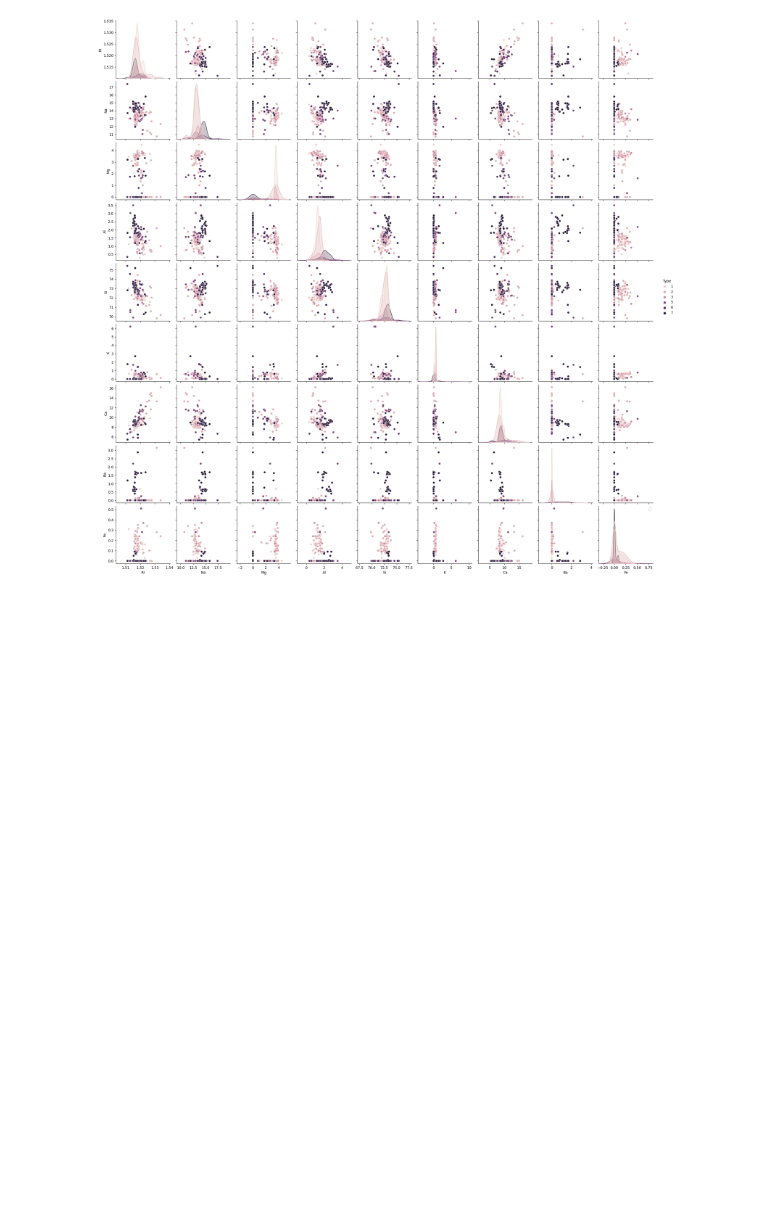
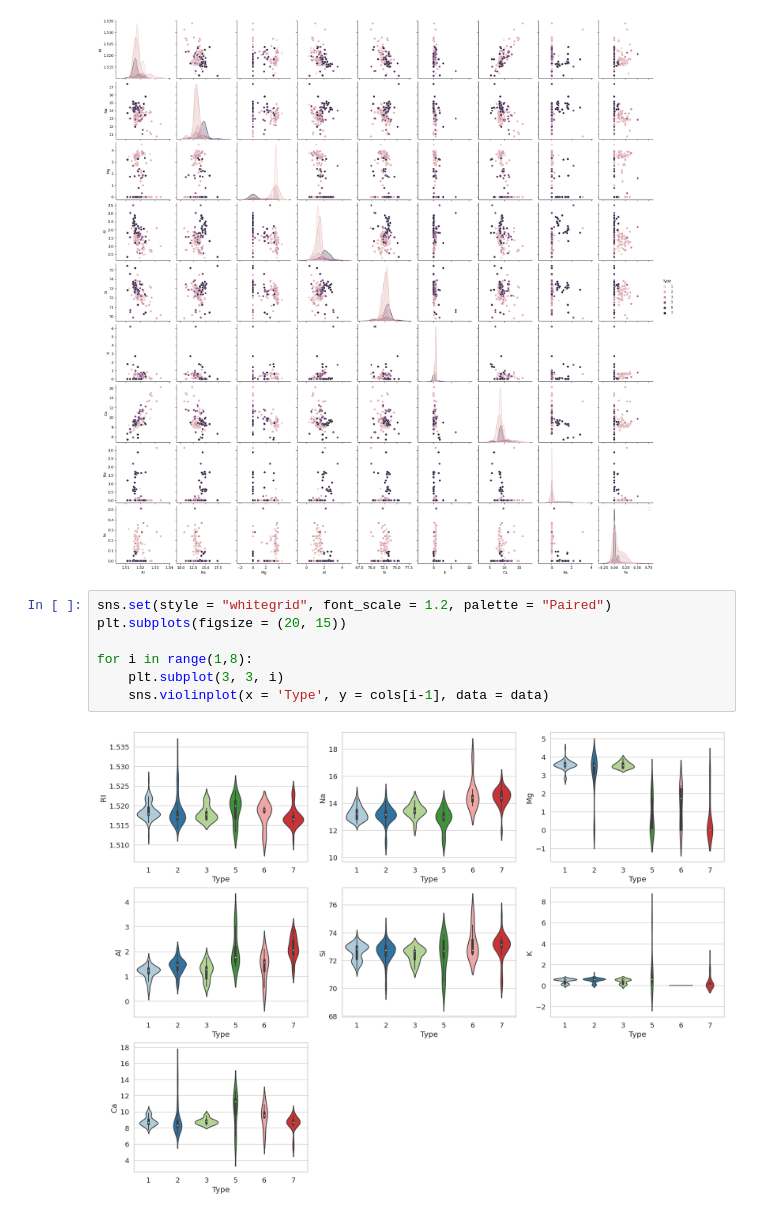
Before and after one commit to WojciechSzade/GlassClassificationProject, a Jupyter notebook: gcp.ipynb, the cells around one changed output. Drawn from its saved outputs; the diff is of its cells as text; blank space fills up the shorter version.

```diff
--- a/gcp.ipynb
+++ b/gcp.ipynb
@@ -90,3 +90,12 @@ plt.show()
 # %% [output]
 No artists with labels found to put in legend.  Note that artists whose label start with an underscore are ignored when legend() is called with no argument.
 [figure]
+# %%
+sns.set(style = "whitegrid", font_scale = 1.2, palette = "Paired")
+plt.subplots(figsize = (20, 15))
+
+for i in range(1,8):
+    plt.subplot(3, 3, i)
+    sns.violinplot(x = 'Type', y = cols[i-1], data = data)
+# %% [output]
+[figure, added]
```
